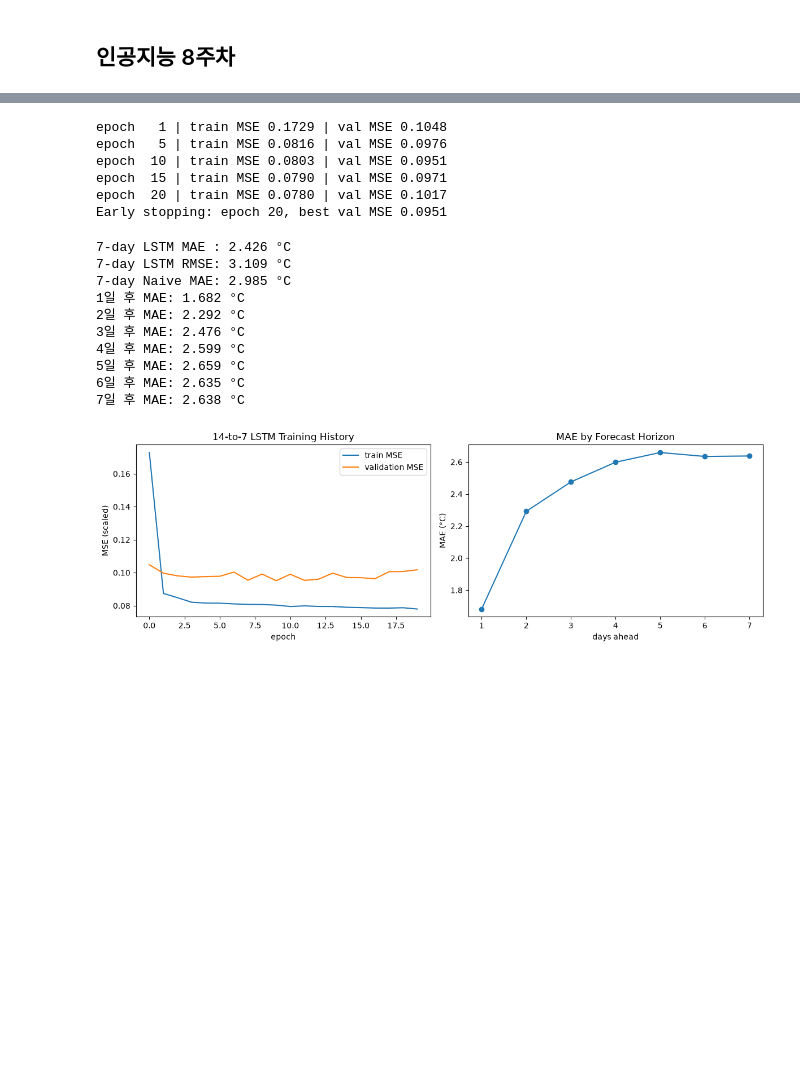
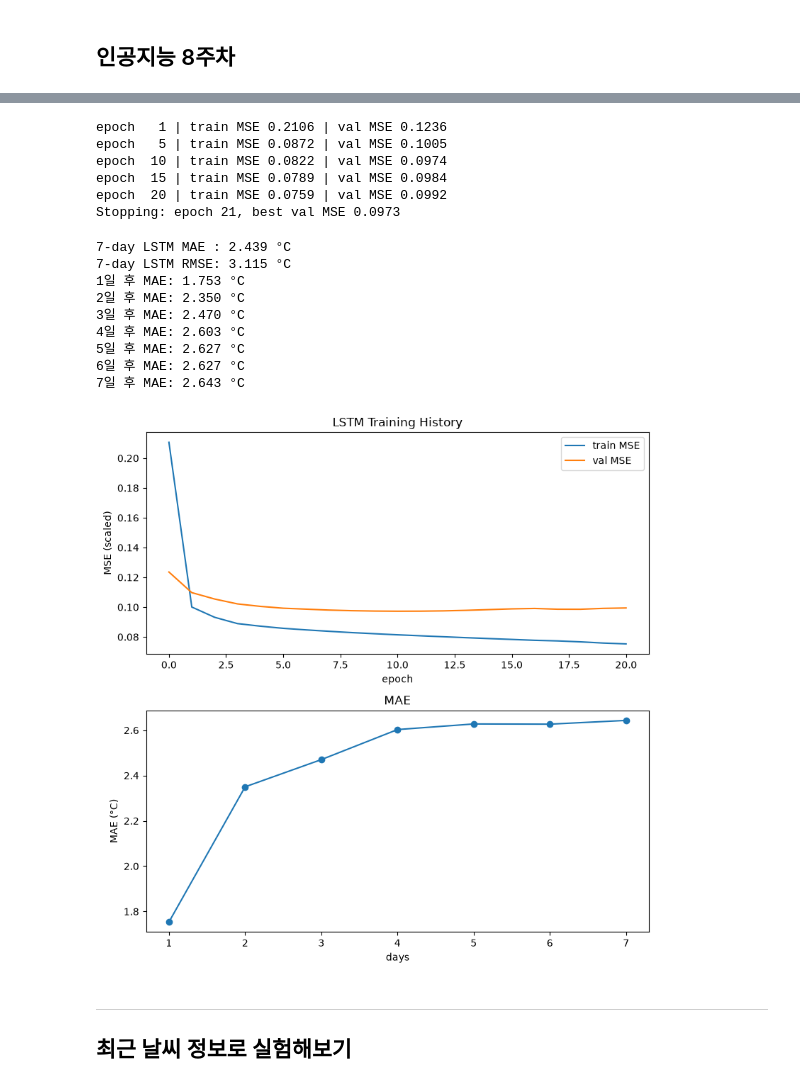
Before and after one commit to sngwoo1/AI_study, a Jupyter notebook: 김상우_week08.ipynb, the cells around one changed output, grey strips where cells are left out. Drawn from its saved outputs; the diff is of its cells as text; code cells hidden in the pictures; blank space fills up the shorter version.

Commit message:
advanced week08

```diff
--- a/김상우_week08.ipynb
+++ b/김상우_week08.ipynb
@@ -13,4 +10,5 @@ import numpy as np
 import matplotlib.pyplot as plt
 import os
 # %%
-df = pd.read_csv("ASOS_mean_temp.csv", encoding = 'cp949')
+df = pd.read_csv("OBS_ASOS_total.csv", encoding = 'cp949')
+df['일시'] = pd.to_datetime(df['일시'])
@@ -476,14 +288,13 @@ class WeatherWeekLSTM:
         return self.lstm.backward(dhs)
 # %%
 np.random.seed(42)
-week_model = WeatherWeekLSTM(
+week_model = WeatherLSTM(
     input_size=Xw_train.shape[2],
     hidden_size=48,
     forecast_days=forecast_days,
     input_days=input_days
 )
 week_optimizer = Adam(lr=0.003)
-week_rng = np.random.default_rng(42)
 week_batch_size = 64
 week_max_epoch = 80
 week_patience = 10
@@ -494,16 +305,17 @@ week_train_history = []
 week_val_history = []
 
 for epoch in range(1, week_max_epoch + 1):
-    indices = week_rng.permutation(len(Xw_train))
     total_loss = 0.0
 
-    for start in range(0, len(indices), week_batch_size):
-        batch_idx = indices[start:start + week_batch_size]
-        loss = week_model.forward(Xw_train[batch_idx], yw_train[batch_idx])
+    for start in range(0, len(Xw_train), week_batch_size):
+        end = min(start + week_batch_size, len(Xw_train))
+        batch_x = Xw_train[start:end]
+        batch_y = yw_train[start:end]
+        loss = week_model.forward(batch_x, batch_y)
         week_model.backward()
         clip_grads(week_model.grads, max_norm=5.0)
         week_optimizer.update(week_model.params, week_model.grads)
-        total_loss += loss * len(batch_idx)
+        total_loss += loss * len(batch_x)
 
     train_loss = total_loss / len(Xw_train)
     val_loss = evaluate_loss(week_model, Xw_val, yw_val)
@@ -521,65 +333,59 @@ for epoch in range(1, week_max_epoch + 1):
         print(f'epoch {epoch:3d} | train MSE {train_loss:.4f} | val MSE {val_loss:.4f}')
 
     if week_wait >= week_patience:
-        print(f'Early stopping: epoch {epoch}, best val MSE {week_best_val_loss:.4f}')
+        print(f'Stopping: epoch {epoch}, best val MSE {week_best_val_loss:.4f}')
         break
 
 for param, best_param in zip(week_model.params, week_best_params):
     param[...] = best_param
 # %% [output]
-epoch   1 | train MSE 0.1729 | val MSE 0.1048
-epoch   5 | train MSE 0.0816 | val MSE 0.0976
-epoch  10 | train MSE 0.0803 | val MSE 0.0951
-epoch  15 | train MSE 0.0790 | val MSE 0.0971
-epoch  20 | train MSE 0.0780 | val MSE 0.1017
-Early stopping: epoch 20, best val MSE 0.0951
+epoch   1 | train MSE 0.2106 | val MSE 0.1236
+epoch   5 | train MSE 0.0872 | val MSE 0.1005
+epoch  10 | train MSE 0.0822 | val MSE 0.0974
+epoch  15 | train MSE 0.0789 | val MSE 0.0984
+epoch  20 | train MSE 0.0759 | val MSE 0.0992
+Stopping: epoch 21, best val MSE 0.0973
 # %%
 week_pred_scaled = predict_in_batches(week_model, Xw_test)
-week_pred_temp = week_pred_scaled * train_std + train_mean
-week_actual_temp = yw_test * train_std + train_mean
-week_naive_temp = np.repeat(
-    (Xw_test[:, -1, 0] * train_std + train_mean).reshape(-1, 1),
-    forecast_days,
-    axis=1
-)
-
+week_pred_temp = week_pred_scaled * train_std + train_mean # 예측 실제 기온으로 복원
+week_actual_temp = yw_test * train_std + train_mean # 정답 실제 기온으로 복원
 week_mae = np.mean(np.abs(week_pred_temp - week_actual_temp))
 week_rmse = np.sqrt(np.mean((week_pred_temp - week_actual_temp) ** 2))
-week_naive_mae = np.mean(np.abs(week_naive_temp - week_actual_temp))
 day_mae = np.mean(np.abs(week_pred_temp - week_actual_temp), axis=0)
 
 print(f'7-day LSTM MAE : {week_mae:.3f} °C')
 print(f'7-day LSTM RMSE: {week_rmse:.3f} °C')
-print(f'7-day Naive MAE: {week_naive_mae:.3f} °C')
 for day, error in enumerate(day_mae, start=1):
     print(f'{day}일 후 MAE: {error:.3f} °C')
 
-fig, axes = plt.subplots(1, 2, figsize=(12, 4))
+fig, axes = plt.subplots(2, 1, figsize=(8, 8))
 axes[0].plot(week_train_history, label='train MSE')
-axes[0].plot(week_val_history, label='validation MSE')
-axes[0].set_title('14-to-7 LSTM Training History')
+axes[0].plot(week_val_history, label='val MSE')
+axes[0].set_title('LSTM Training History')
 axes[0].set_xlabel('epoch')
 axes[0].set_ylabel('MSE (scaled)')
 axes[0].legend()
 
 horizons = np.arange(1, forecast_days + 1)
 axes[1].plot(horizons, day_mae, marker='o')
-axes[1].set_title('MAE by Forecast Horizon')
-axes[1].set_xlabel('days ahead')
+axes[1].set_title('MAE')
+axes[1].set_xlabel('days')
 axes[1].set_ylabel('MAE (°C)')
-axes[1].set_xticks(horizons)
 plt.tight_layout()
 plt.show()
 # %% [output]
-7-day LSTM MAE : 2.426 °C
-7-day LSTM RMSE: 3.109 °C
-7-day Naive MAE: 2.985 °C
-1일 후 MAE: 1.682 °C
-2일 후 MAE: 2.292 °C
-3일 후 MAE: 2.476 °C
-4일 후 MAE: 2.599 °C
-5일 후 MAE: 2.659 °C
-6일 후 MAE: 2.635 °C
-7일 후 MAE: 2.638 °C
+7-day LSTM MAE : 2.439 °C
+7-day LSTM RMSE: 3.115 °C
+1일 후 MAE: 1.753 °C
+2일 후 MAE: 2.350 °C
+3일 후 MAE: 2.470 °C
+4일 후 MAE: 2.603 °C
+5일 후 MAE: 2.627 °C
+6일 후 MAE: 2.627 °C
+7일 후 MAE: 2.643 °C
-[figure, old version]
+[figure, new version]
+# %% [markdown]
+---
+
+## 최근 날씨 정보로 실험해보기
 # %%
```
Also changed, not shown: parts of 16 cells of this notebook.
